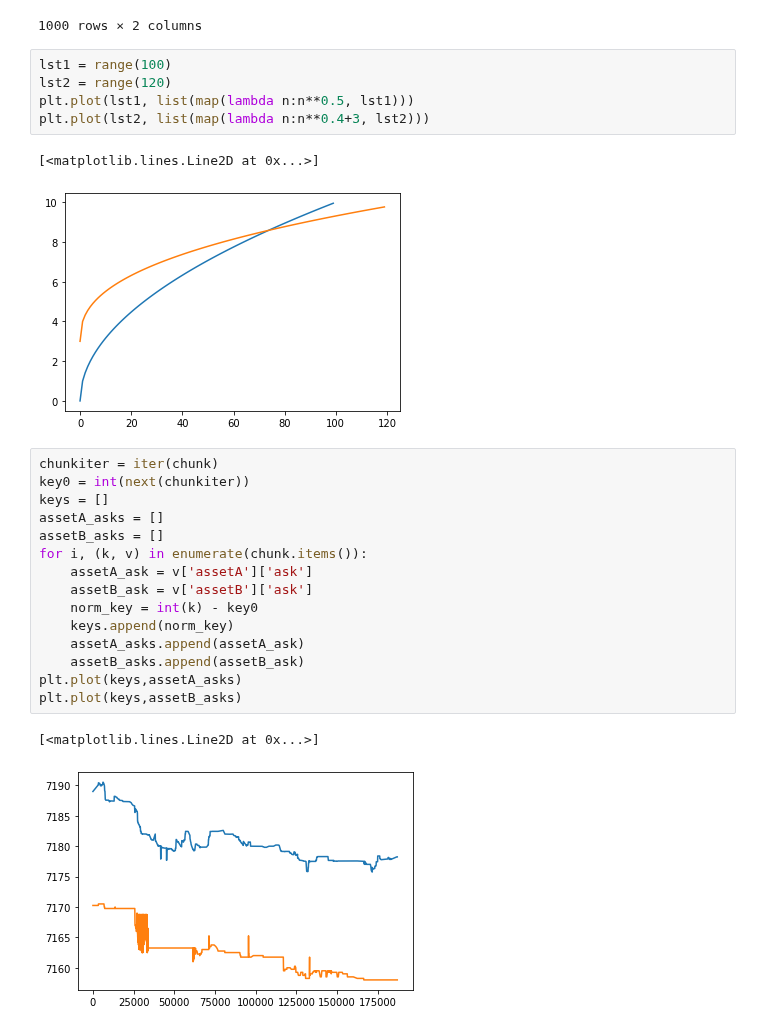
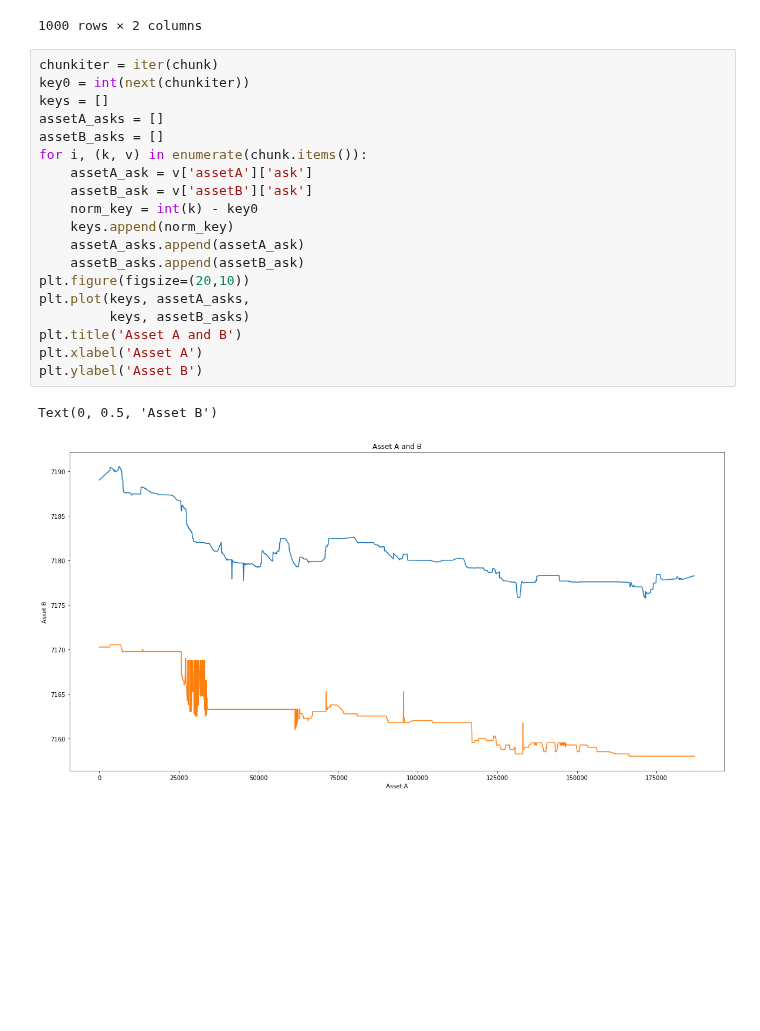
Before and after one commit to giladbarnea/scratches, a Jupyter notebook: efficient-frontier/home-task/algo-home-task/scratch.ipynb, the cells around one changed output. Saved outputs shown, nothing was run; the diff lists cells and outputs as text; blank space fills up the shorter version.

```diff
--- a/efficient-frontier/home-task/algo-home-task/scratch.ipynb
+++ b/efficient-frontier/home-task/algo-home-task/scratch.ipynb
@@ -35,29 +26,25 @@ df = pd.DataFrame.from_dict(chunk, orient='index')
 | 1577836989903 | {'ask': 7178.24, 'bid': 7178.09} | {'ask': 7158, 'bid': 7157.75} |
 | 1577836990004 | {'ask': 7178.24, 'bid': 7178.1} | {'ask': 7158, 'bid': 7157.75} |
 1000 rows × 2 columns
-# %%
-lst1 = range(100)
-lst2 = range(120)
-plt.plot(lst1, list(map(lambda n:n**0.5, lst1)))
-plt.plot(lst2, list(map(lambda n:n**0.4+3, lst2)))
-# %% [output]
-[<matplotlib.lines.Line2D at 0x...>]
-[figure, removed]
 # %%
 chunkiter = iter(chunk)
 key0 = int(next(chunkiter))
 keys = []
 assetA_asks = []
 assetB_asks = []
 for i, (k, v) in enumerate(chunk.items()):
     assetA_ask = v['assetA']['ask']
     assetB_ask = v['assetB']['ask']
     norm_key = int(k) - key0
     keys.append(norm_key)
     assetA_asks.append(assetA_ask)
     assetB_asks.append(assetB_ask)
-plt.plot(keys,assetA_asks)
-plt.plot(keys,assetB_asks)
+plt.figure(figsize=(20,10))
+plt.plot(keys, assetA_asks,
+         keys, assetB_asks)
+plt.title('Asset A and B')
+plt.xlabel('Asset A')
+plt.ylabel('Asset B')
 # %% [output]
-[<matplotlib.lines.Line2D at 0x...>]
+Text(0, 0.5, 'Asset B')
-[figure, old version]
+[figure, new version]
```
Also changed, not shown: parts of 1 cell of this notebook.
